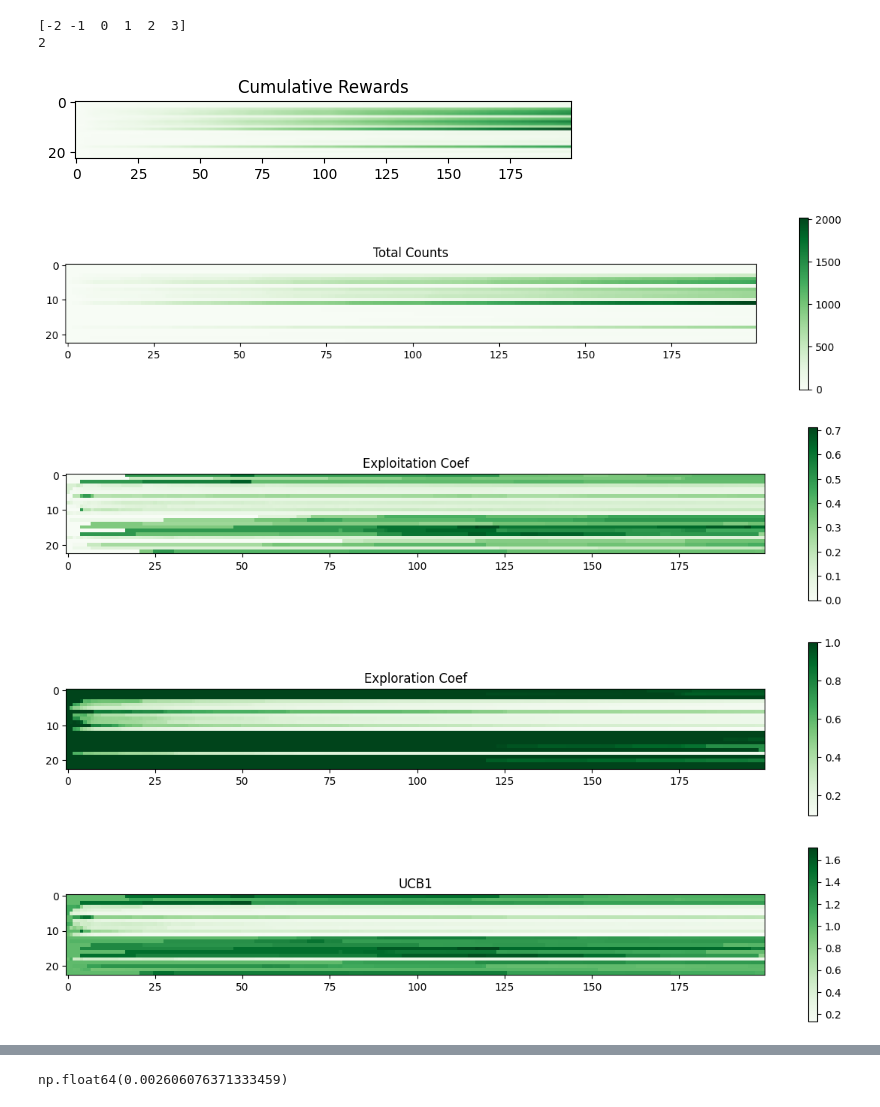
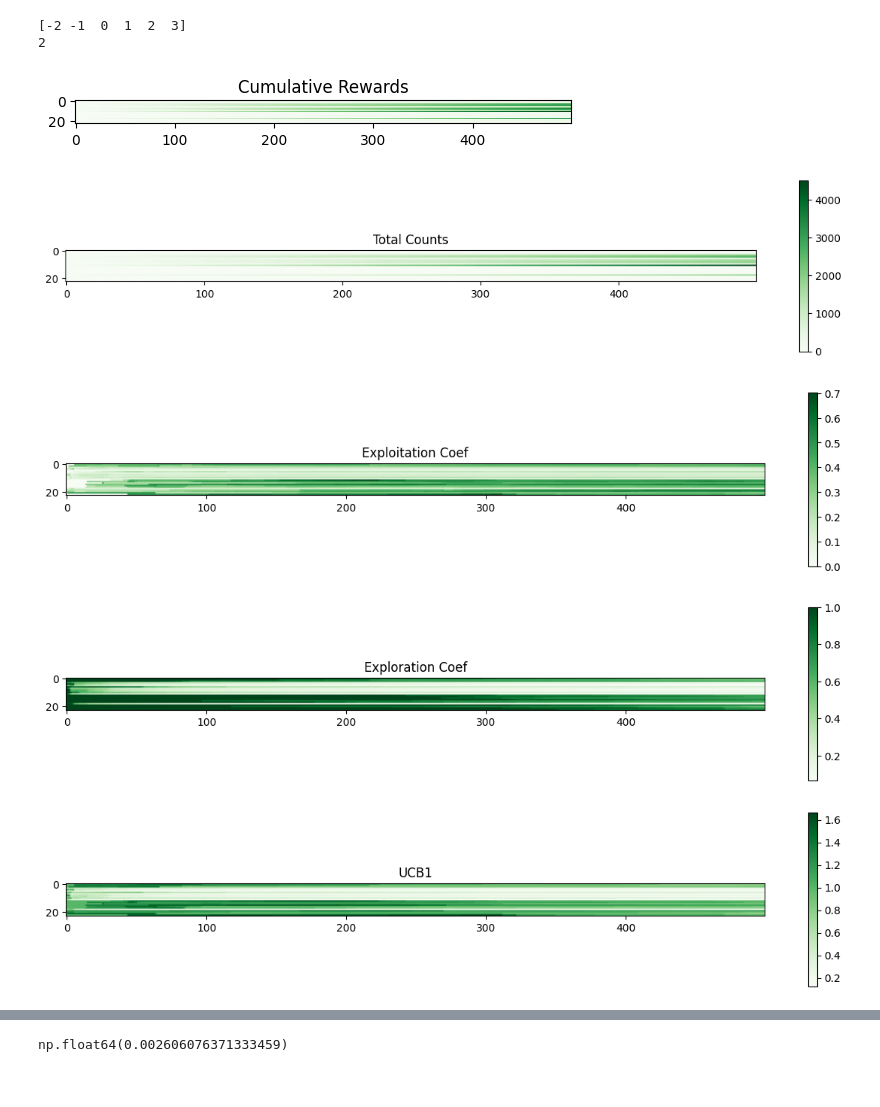
Before and after one commit to Logan-Kelsch/Structural_Regression, a Jupyter notebook: src/dev.ipynb, the cells around one changed output, grey strips where cells are left out. Drawn from its saved outputs; the diff is of its cells as text; code cells hidden in the pictures.

```diff
--- a/src/dev.ipynb
+++ b/src/dev.ipynb
@@ -1932,7 +1932,7 @@ EVs = []
 ff_mode = 'count_all'
 delta = 24
 
-for k in range(200):
+for k in range(500):
     initialization_kwargs = {
         "structure"   : 'Intraday',
         "incl_time"   : True,
@@ -2110,8 +2110,9 @@ for k in range(200):
     print("LEN Z SCORES", len(zscores))
     EVs.append(zscores[s_idx])
 
-    plt.violinplot([a[a != 1.0] for a in EVs], widths=1,bw_method=0.25,showmeans=True)
+    plt.violinplot([a for a in EVs], widths=1,bw_method=0.25,showmeans=True)
     plt.hlines([-2, 0, 2], xmin=0, xmax=len(EVs), alpha=0.25, colors='black')
+    plt.hlines([0], xmin=0, xmax=len(EVs), alpha=0.50, colors='black')
     plt.show()
 
     tmp_UCB = np.vstack(g_UCB1)
@@ -2223,38 +2224,39 @@ dp_sum = np.sum(dp, axis=0)
 dproll = np.zeros(dp_sum.shape)
 dproll2 = np.zeros(dp_sum.shape)
 ste = np.zeros(dp_sum.shape)
 ste2 = np.zeros(dp_sum.shape)
 h = 0
 h2 = 0
 k = 0.31415
+k2= 0.1
 for i in range(dp_sum.shape[0]):
     h = (h * np.e ** -k) + dp_sum[i]
-    h2 = (h2 * np.e ** -0.1) + dp_sum[i]
+    h2 = (h2 * np.e ** -k2) + (dp_sum[i] * (1 - np.e ** -k2))
     ste[i] = util.steps_to_eps(h, k, 0.001)
-    ste2[i] = util.steps_to_eps(h2, k, 0.01)
+    ste2[i] = util.steps_to_eps(h2, k2, 0.001)
     dproll[i] = h
     dproll2[i] = h2
 plt.plot(np.sum(dp, axis=0))
-plt.plot(dproll)
+#plt.plot(dproll)
 plt.plot(dproll2, color='red')
 plt.xlabel('Step')
 plt.ylabel(r'$\Sigma |\Delta \mathrm{Prob UCB}|$')
 plt.show()
 
 plt.plot(ste)
 plt.plot(ste2, color='red')
 plt.title('Steps to eps')
 plt.show()
 #plt.violinplot([b for a in arr_list if (b := a[a != 1.0]).size], showmeans=True)
 #plt.show()
 #plt.boxplot([b for a in EVs if (b := a[a != 1.0]).size], showfliers=True)
 #plt.show()
 d = np.abs(np.diff(UCB, axis=1))     # delta of each arm at each step
 plt.plot(d.sum(axis=0))             # or d.sum(axis=0) for total combined delta
 plt.xlabel('Step'); plt.ylabel(r'$\Sigma |\Delta \mathrm{UCB}|$'); plt.show()
 # %% [output]
-[figure, old version]
+[figure, new version]
-[figure, old version]
+[figure, new version]
-[figure, old version]
+[figure, new version]
-[figure, old version]
+[figure, new version]
-[figure, old version]
+[figure, new version]
```
Also changed, not shown: parts of 1 cell of this notebook, 6 other files.
